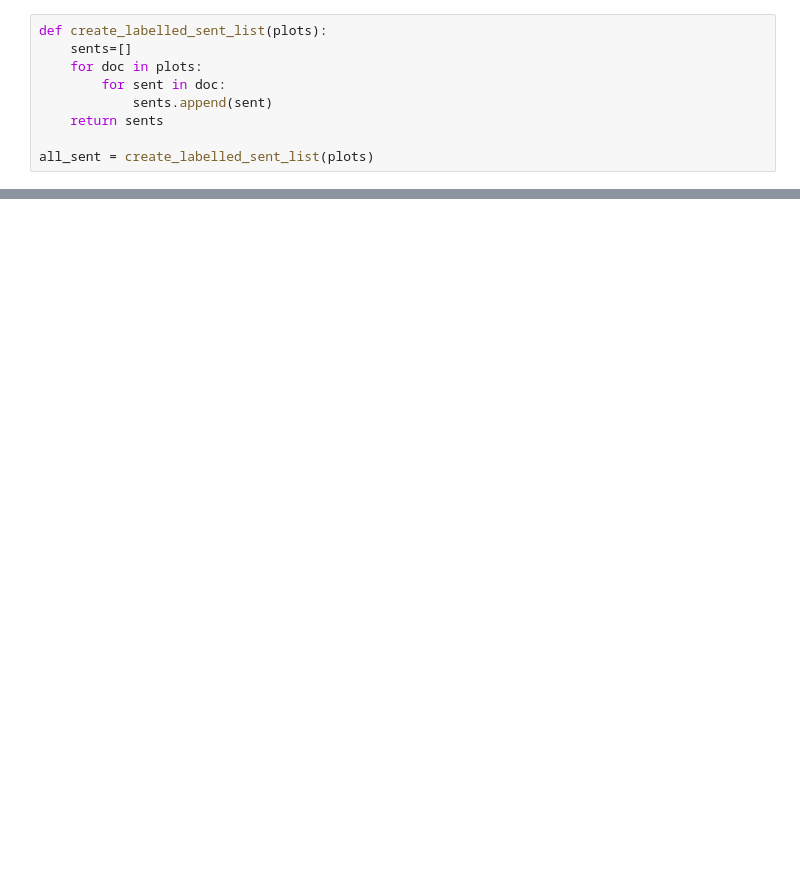
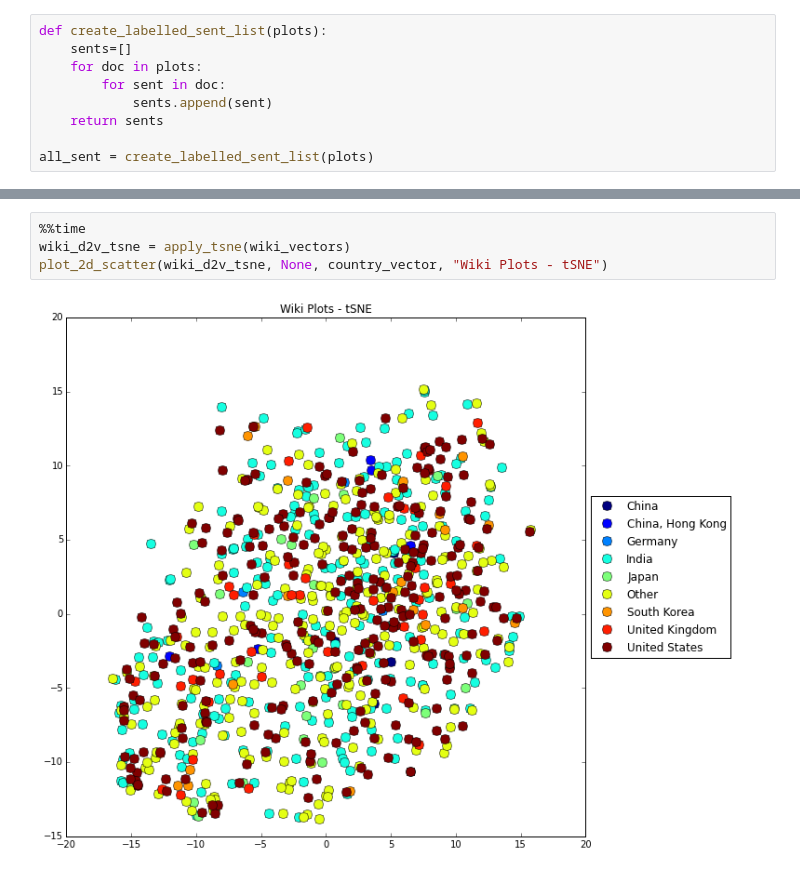
Before and after one commit to soorajmr/moviemeta, a Jupyter notebook: notebooks/doc2vec.ipynb, the cells around one changed output, grey strips where cells are left out. Drawn from its saved outputs; the diff is of its cells as text; blank space fills up the shorter version.

```diff
--- a/notebooks/doc2vec.ipynb
+++ b/notebooks/doc2vec.ipynb
@@ -300,0 +311,6 @@ Wall time: 346 ms
+# %%
+%%time
+wiki_d2v_tsne = apply_tsne(wiki_vectors)
+plot_2d_scatter(wiki_d2v_tsne, None, country_vector, "Wiki Plots - tSNE")
+# %% [output]
+[figure, added]
```
Also changed, not shown: parts of 20 cells of this notebook.
